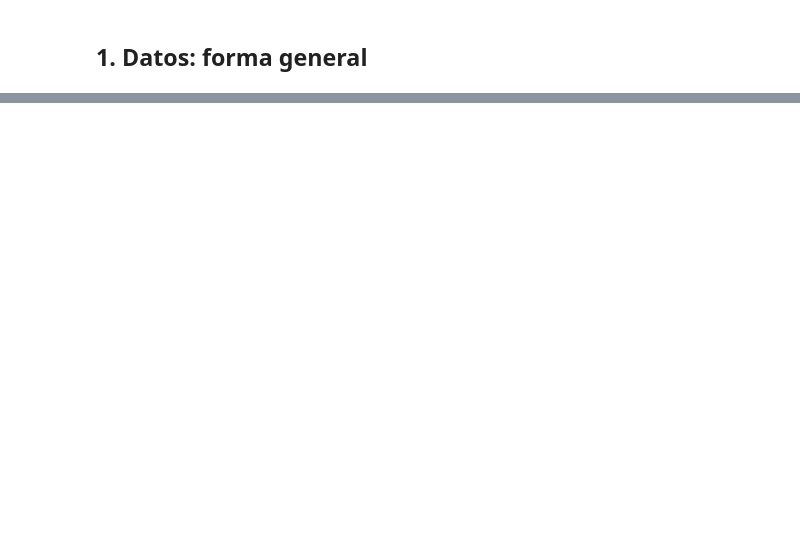
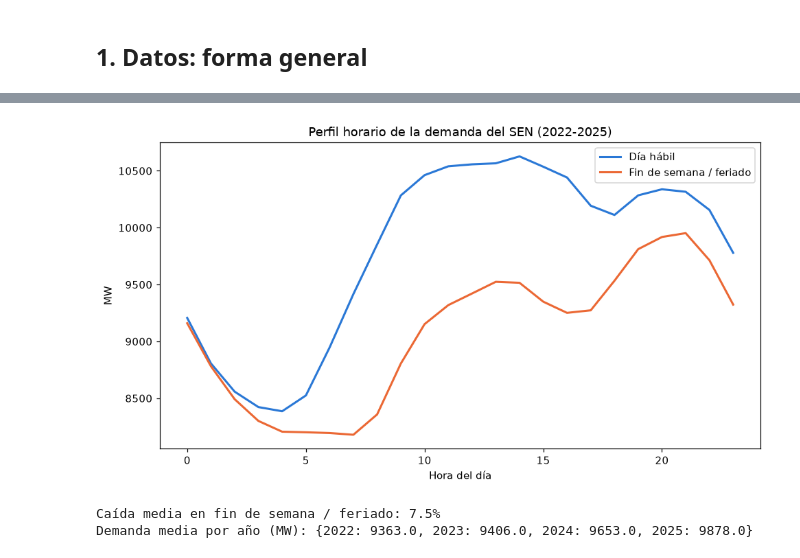
Before and after one commit to Rxyxs/chile-energy-grid-forecasting, a Jupyter notebook: notebooks/01_eda_seasonality_analysis.ipynb, the cells around one changed output, grey strips where cells are left out. Drawn from its saved outputs; the diff is of its cells as text; code cells hidden in the pictures; blank space fills up the shorter version.

```diff
--- a/notebooks/01_eda_seasonality_analysis.ipynb
+++ b/notebooks/01_eda_seasonality_analysis.ipynb
@@ -170,0 +110,19 @@ plt.show()
+# %%
+sen["is_off"] = (sen["is_weekend"] == 1) | (sen["is_holiday"] == 1)
+profile = sen.groupby(["is_off", "hour"])["demand_mwh"].mean().unstack(0)
+profile.columns = ["día hábil", "fin de semana / feriado"]
+
+fig, ax = plt.subplots(figsize=(9, 5))
+ax.plot(profile.index, profile["día hábil"], color=COLOR_PRIMARY, linewidth=2, label="Día hábil")
+ax.plot(profile.index, profile["fin de semana / feriado"], color=COLOR_SECONDARY, linewidth=2, label="Fin de semana / feriado")
+ax.set_xlabel("Hora del día"); ax.set_ylabel("MW")
+ax.set_title("Perfil horario de la demanda del SEN (2022-2025)")
+ax.legend(); plt.tight_layout(); plt.show()
+
+drop = 1 - profile["fin de semana / feriado"].mean() / profile["día hábil"].mean()
+print(f"Caída media en fin de semana / feriado: {drop:.1%}")
+print("Demanda media por año (MW):", sen.groupby("year")["demand_mwh"].mean().round(0).to_dict())
+# %% [output]
+[figure, added]
+Caída media en fin de semana / feriado: 7.5%
+Demanda media por año (MW): {2022: 9363.0, 2023: 9406.0, 2024: 9653.0, 2025: 9878.0}
```
Also changed, not shown: parts of 28 cells of this notebook, 41 other files.
